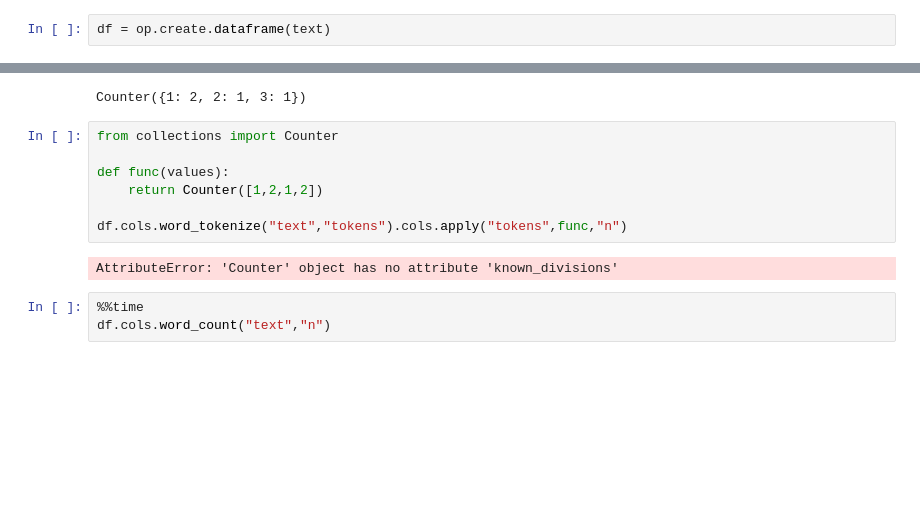
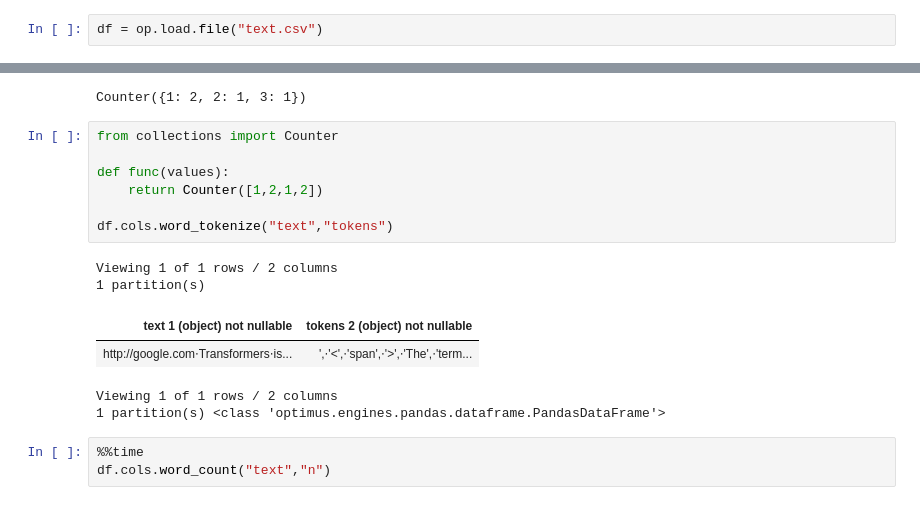
Before and after one commit to PacktPublishing/Data-Processing-with-Optimus, a Jupyter notebook: Chapter 9/Chapter Nine - Data Processing with Optimus.ipynb, the cells around one changed output, grey strips where cells are left out. Drawn from its saved outputs; the diff is of its cells as text; blank space fills up the shorter version.

```diff
--- a/Chapter 9/Chapter Nine - Data Processing with Optimus.ipynb
+++ b/Chapter 9/Chapter Nine - Data Processing with Optimus.ipynb
@@ -35,2 +23,2 @@ Although initially a separate and competing franchise started in 1983, Tonka's G
 # %%
-df = op.create.dataframe(text)
+df = op.load.file("text.csv")
@@ -134,12 +160,17 @@ Counter({1: 2, 2: 1, 3: 1})
 # %%
 from collections import Counter
 
 def func(values):
     return Counter([1,2,1,2])
 
-df.cols.word_tokenize("text","tokens").cols.apply("tokens",func,"n")
+df.cols.word_tokenize("text","tokens")
 # %% [output]
-AttributeError: 'Counter' object has no attribute 'known_divisions'
+Viewing 1 of 1 rows / 2 columns
+1 partition(s)
+| text 1 (object) not nullable | tokens 2 (object) not nullable |
+| http://google.com⋅Transformers⋅is... | ',⋅'<',⋅'span',⋅'>',⋅'The',⋅'term... |
+Viewing 1 of 1 rows / 2 columns
+1 partition(s) <class 'optimus.engines.pandas.dataframe.PandasDataFrame'>
 # %%
 %%time
 df.cols.word_count("text","n")
```
Also changed, not shown: parts of 23 cells of this notebook, 2 other files.
